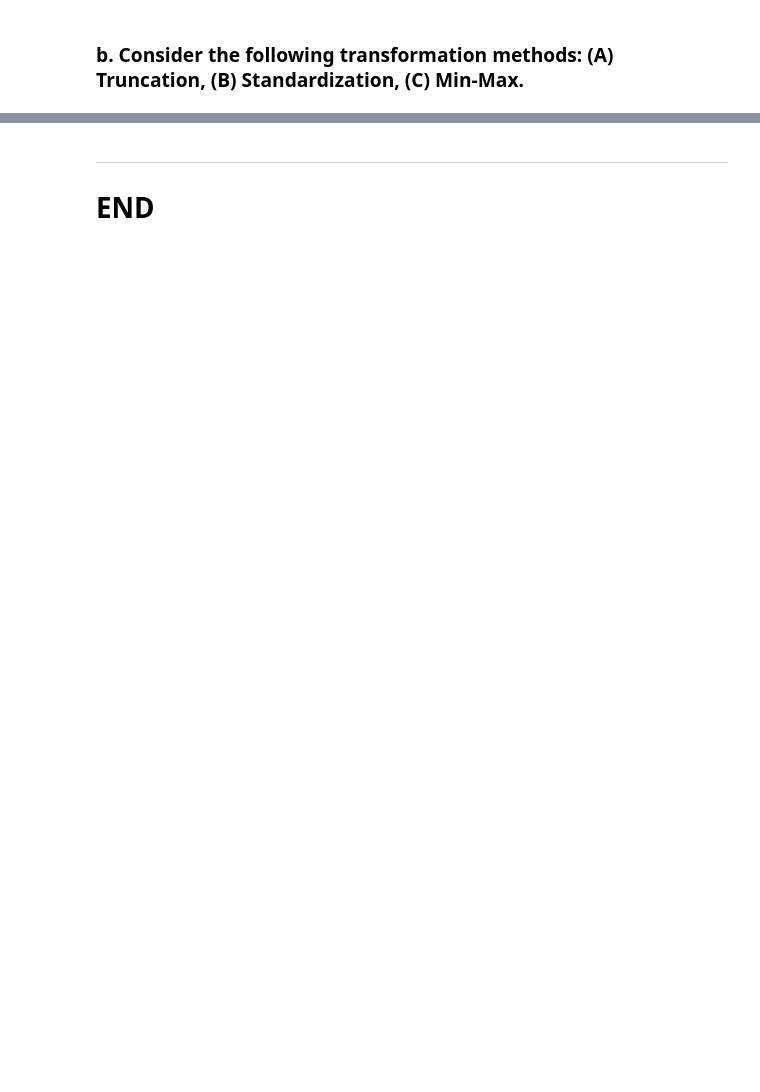
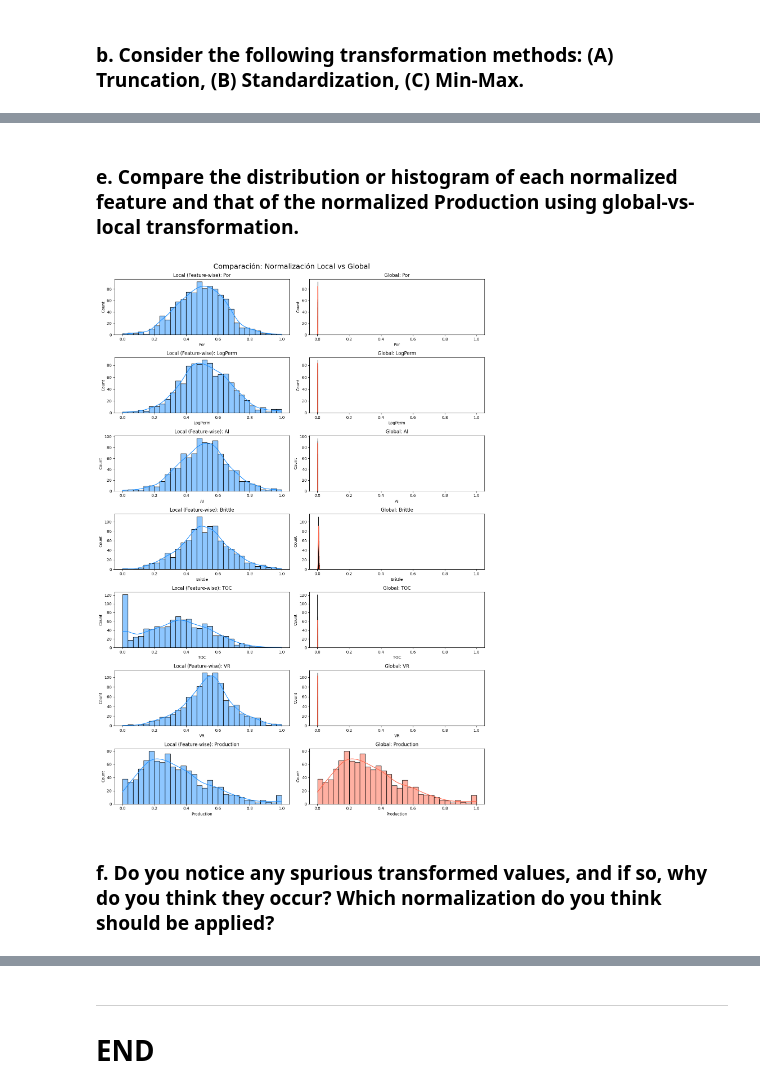
Before and after one commit to Albieri151/Ejercicios-Data-Science-Petroleo, a Jupyter notebook: Week 2/Alana_Albieri_Week2_Notebook.ipynb, the cells around one changed output, grey strips where cells are left out. Saved outputs shown, nothing was run; the diff lists cells and outputs as text; code cells hidden in the pictures; blank space fills up the shorter version.

```diff
--- a/Week 2/Alana_Albieri_Week2_Notebook.ipynb
+++ b/Week 2/Alana_Albieri_Week2_Notebook.ipynb
@@ -299,0 +369,9 @@ df_datos_imputados_knn_sin_prod.describe()
+# %%
+#Vamos a inciar con la normalizacion global
+
+limite_superior = df_datos_imputados_knn_sin_prod.max().max()
+limite_inferior = df_datos_imputados_knn_sin_prod.min().min()
+
+df_datos_imputados_knn_sin_prod_test_global = (df_datos_imputados_knn_sin_prod - limite_inferior) / (limite_superior - limite_inferior)
+
+df_datos_imputados_knn_sin_prod_test_global.describe()
@@ -299,0 +388,12 @@ df_datos_imputados_knn_sin_prod.describe()
+# %%
+# Vamos a normalizar por feature
+
+from sklearn.preprocessing import MinMaxScaler
+
+scaler = MinMaxScaler()
+
+df_datos_imputados_knn_sin_prod_test_local = scaler.fit_transform(df_datos_imputados_knn_sin_prod)
+
+df_datos_imputados_knn_sin_prod_test_local = pd.DataFrame(df_datos_imputados_knn_sin_prod_test_local, columns=features)
+
+df_datos_imputados_knn_sin_prod_test_local.describe()
@@ -299,0 +410,28 @@ df_datos_imputados_knn_sin_prod.describe()
+# %% [markdown]
+### **e.	Compare the distribution or histogram of each normalized feature and that of the normalized Production using global-vs-local transformation.**
+# %%
+import matplotlib.pyplot as plt
+import seaborn as sns
+
+n_features = len(features)
+
+fig, axes = plt.subplots(nrows=n_features, ncols=2, figsize=(14, 20))
+fig.suptitle('Comparación: Normalización Local vs Global', fontsize=18, y=0.99)
+
+for i, feature in enumerate(features):
+    # Gráfica Local (Feature-wise)
+    sns.histplot(df_datos_imputados_knn_sin_prod_test_local[feature], ax=axes[i, 0], color='dodgerblue', bins=30, kde=True)
+    axes[i, 0].set_title(f'Local (Feature-wise): {feature}')
+    axes[i, 0].set_xlim(-0.05, 1.05)
+
+    # Gráfica Global
+    sns.histplot(df_datos_imputados_knn_sin_prod_test_global[feature], ax=axes[i, 1], color='tomato', bins=30, kde=True)
+    axes[i, 1].set_title(f'Global: {feature}')
+    axes[i, 1].set_xlim(-0.05, 1.05)
+
+plt.tight_layout()
+plt.show()
+# %% [output]
+[figure, added]
+# %% [markdown]
+### **f.	Do you notice any spurious transformed values, and if so, why do you think they occur? Which normalization do you think should be applied?**
```
Also changed, not shown: parts of 31 cells of this notebook.
